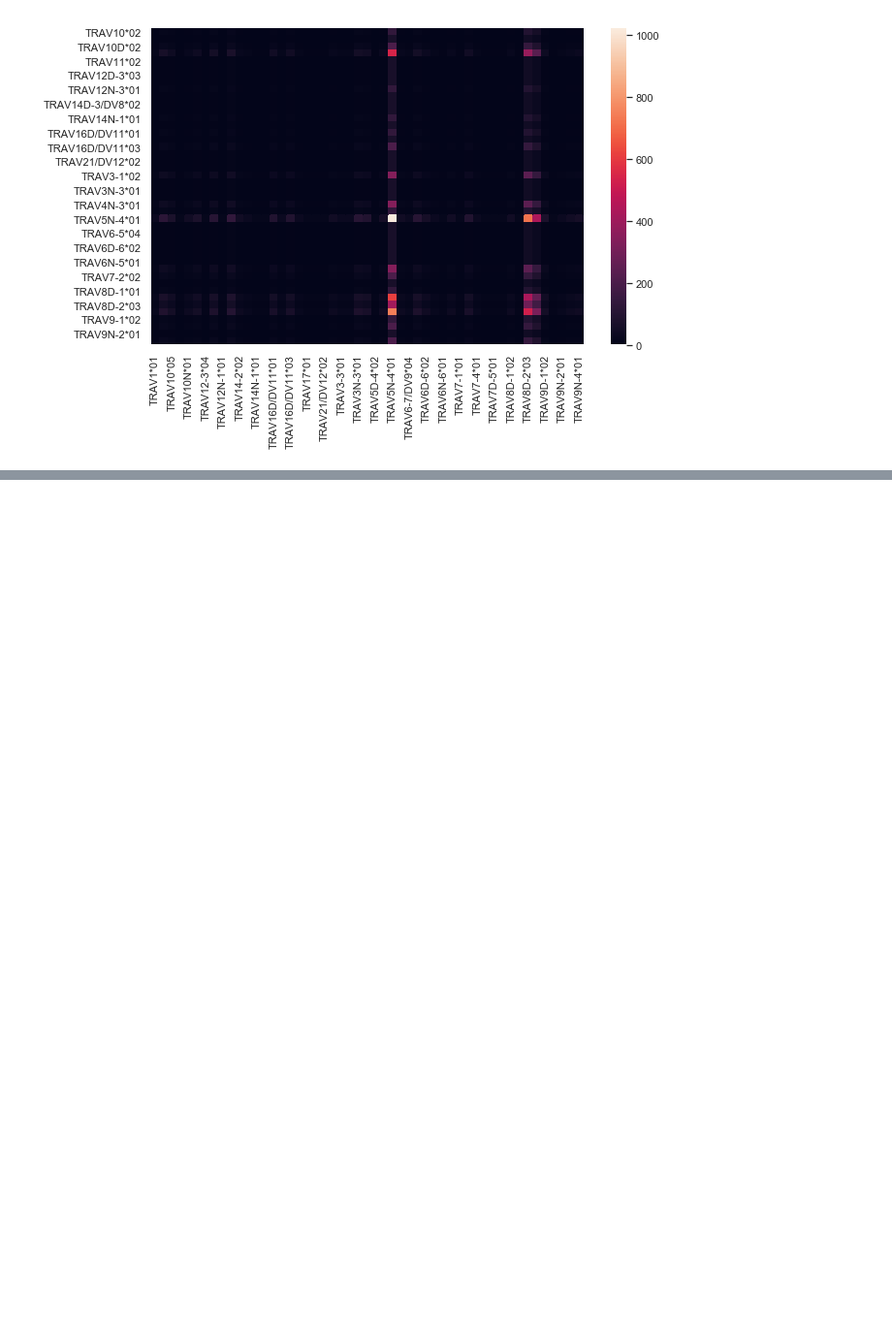
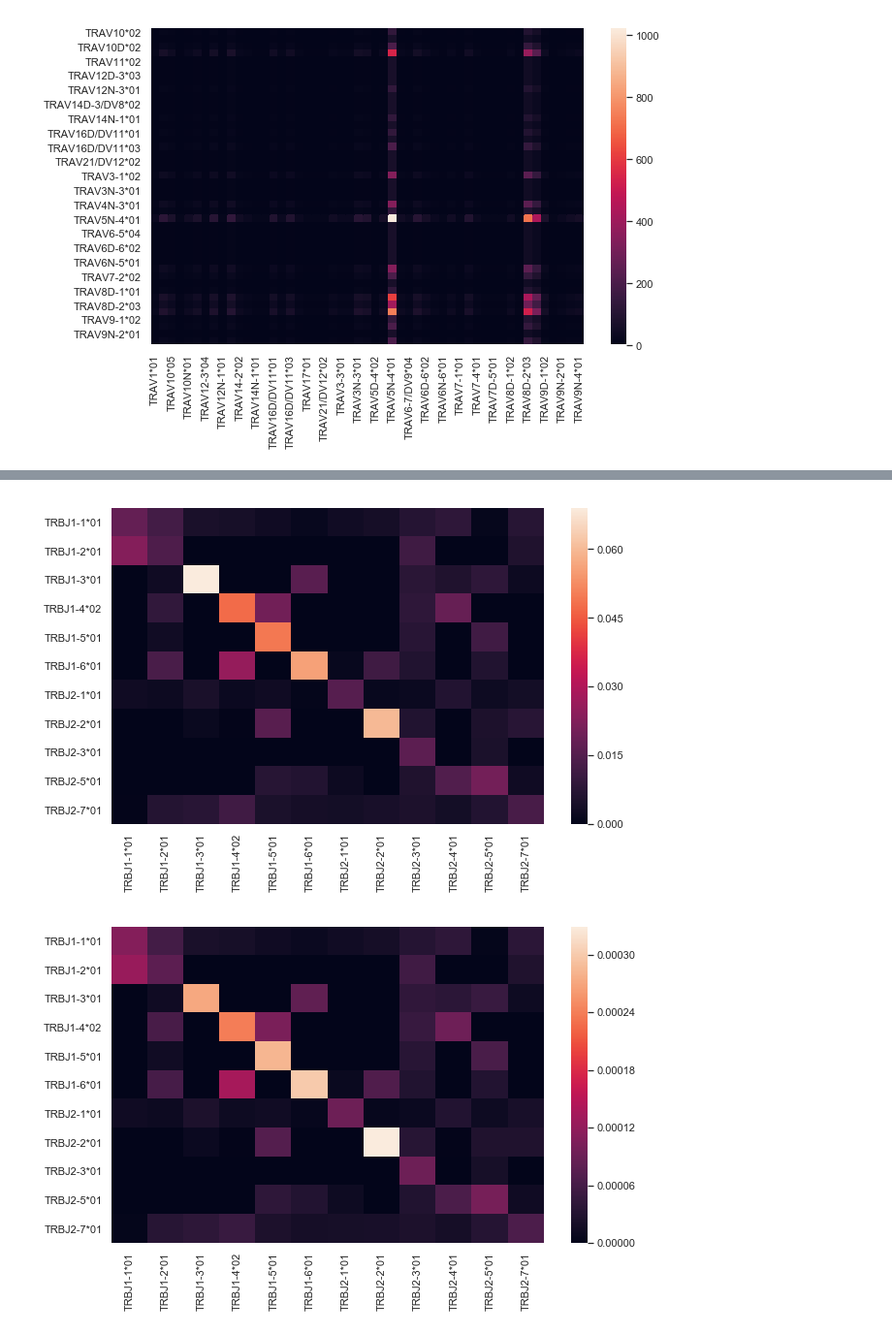
Before and after one commit to matsengrp/transport, a Jupyter notebook: transport.ipynb, the cells around one changed output, grey strips where cells are left out. Shown at 97% size. Drawn from its saved outputs; the diff is of its cells as text; code cells hidden in the pictures; blank space fills up the shorter version.

```diff
--- a/transport.ipynb
+++ b/transport.ipynb
@@ -272,0 +281,6 @@ plot_gene_analysis_results(va_gene_items)
+# %%
+jb_gene_items = run_gene_analysis(full_df=clone_df, epitopes=('F2', 'M45'), gene='jb_gene')
+plot_gene_analysis_results(jb_gene_items)
+# %% [output]
+[figure, added]
+[figure, added]
```
Also changed, not shown: parts of 2 cells of this notebook.
